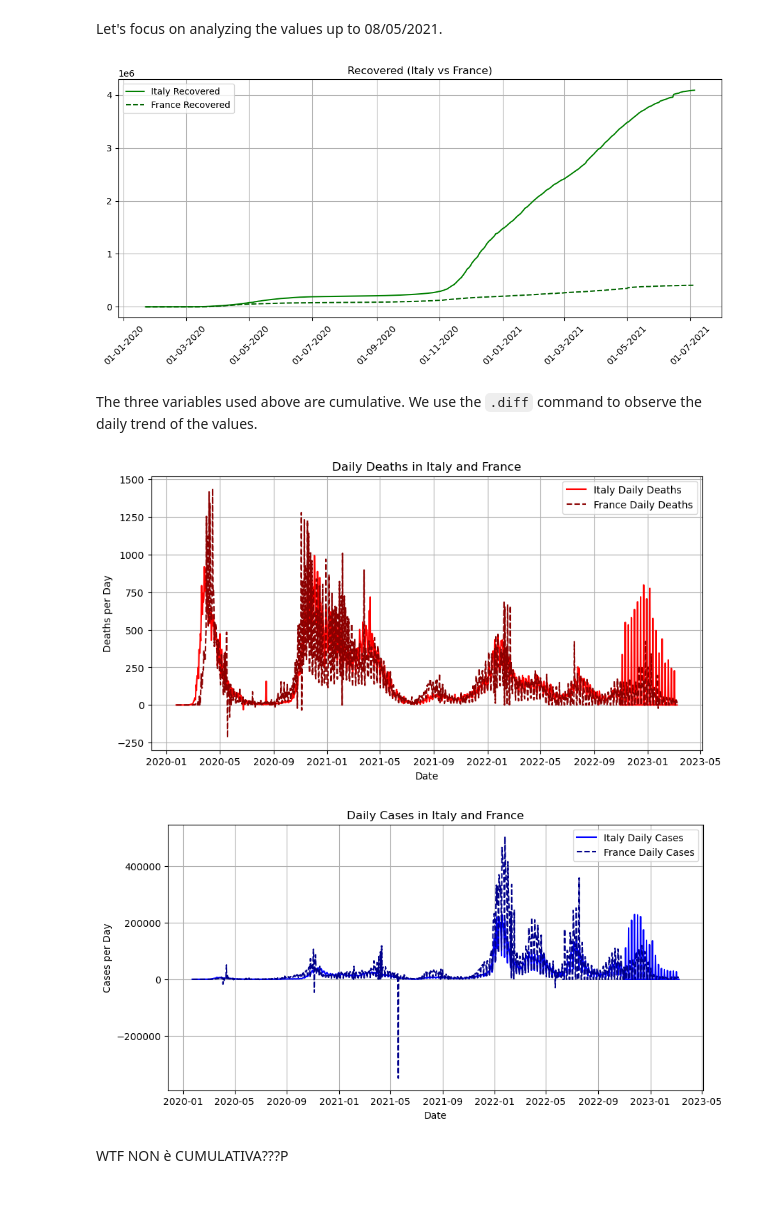
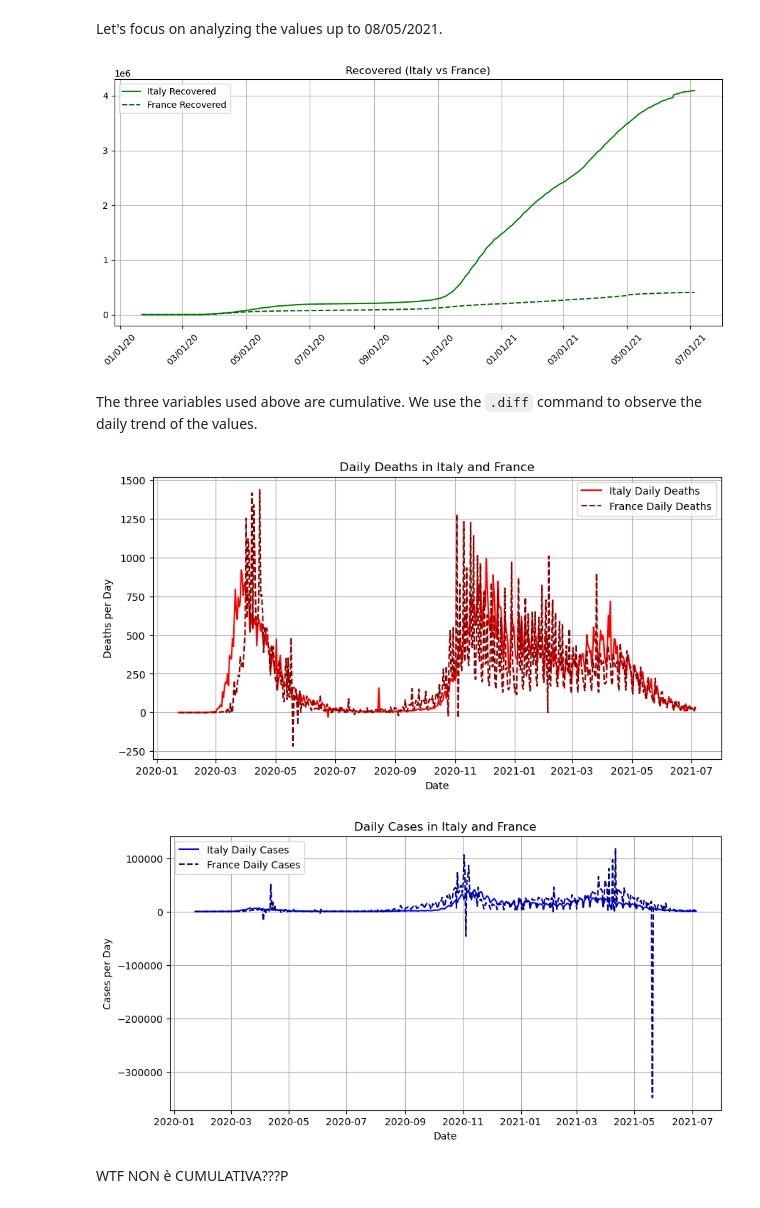
Before and after one commit to Gerva02/Python_for_data_science, a Jupyter notebook: Second.ipynb, the cells around one changed output. Cells and saved outputs as stored; diff of their text form; code cells hidden in the pictures.

```diff
--- a/Second.ipynb
+++ b/Second.ipynb
@@ -57,15 +57,15 @@ print(data_fr.index.duplicated().sum())
 # %% [markdown]
 By performing a general analysis of the dataset using the describe command, we encountered an issue. Specifically, for the "recovered" variable in both France and Italy, the median is significantly different from the mean. In particular, the value of zero for a cumulative variable—such as the number of recovered individuals—does not make logical sense. Further investigation of the dataset revealed the presence of null values. After 08/05/2021, the recovered data for both countries consist only of zeros.
 # %%
-data_fr.index = pd.to_datetime(data_fr.index, format="%d-%m-%Y")
-data_it.index = pd.to_datetime(data_it.index, format="%d-%m-%Y")
+data_fr.index = pd.to_datetime(data_fr.index, format="%m/%d/%y")
+data_it.index = pd.to_datetime(data_it.index, format="%m/%d/%y")
 
 # Creare il grafico per i dati di Italia e Francia
 fig, axes = plt.subplots(3, 1, figsize=(10, 8), sharex=True)
 
 # Formattazione dell'asse x
 date_locator = AutoDateLocator()
-date_formatter = DateFormatter("%d-%m-%Y")
+date_formatter = DateFormatter("%m/%d/%y")
 
 # Dati di decessi (Italia vs Francia)
 axes[0].plot(data_it.index, data_it["deaths"], label="Italy Deaths", color="red")
@@ -128,32 +128,36 @@ plt.xticks(rotation=45)  # Ruota le etichette dell'asse x per renderle leggibili
 plt.tight_layout()
 plt.show()
 # %% [output]
-[figure, old version]
+[figure, new version]
 # %% [markdown]
 The three variables used above are cumulative. We use the `.diff` command to observe the daily trend of the values.
 # %%
-data_it["daily_deaths"] = data_it["deaths"].diff()
-data_fr["daily_deaths"] = data_fr["deaths"].diff()
+data_it_cut = data_it_cut.copy()
+data_fr_cut = data_fr_cut.copy()
+data_it_cut["daily_deaths"] = data_it_cut["deaths"].diff()
+data_fr_cut["daily_deaths"] = data_fr_cut["deaths"].diff()
 
 plt.figure(figsize=(10, 5))
-plt.plot(data_it.index, data_it["daily_deaths"], label="Italy Daily Deaths", color="red")
-plt.plot(data_fr.index, data_fr["daily_deaths"], label="France Daily Deaths", color="darkred", linestyle="dashed")
+plt.plot(data_it_cut.index, data_it_cut["daily_deaths"], label="Italy Daily Deaths", color="red")
+plt.plot(data_fr_cut.index, data_fr_cut["daily_deaths"], label="France Daily Deaths", color="darkred", linestyle="dashed")
 
 plt.title("Daily Deaths in Italy and France")
 plt.xlabel("Date")
 plt.ylabel("Deaths per Day")
 plt.legend()
 plt.grid()
 plt.show()
 # %% [output]
-[figure, old version]
+[figure, new version]
 # %%
-data_it["daily_cases"] = data_it["cases"].diff()
-data_fr["daily_cases"] = data_fr["cases"].diff()
+data_it_cut = data_it_cut.copy()
+data_fr_cut = data_fr_cut.copy()
+data_it_cut["daily_cases"] = data_it_cut["cases"].diff()
+data_fr_cut["daily_cases"] = data_fr_cut["cases"].diff()
 
 plt.figure(figsize=(10, 5))
-plt.plot(data_it.index, data_it["daily_cases"], label="Italy Daily Cases", color="blue")
-plt.plot(data_fr.index, data_fr["daily_cases"], label="France Daily Cases", color="darkblue", linestyle="dashed")
+plt.plot(data_it_cut.index, data_it_cut["daily_cases"], label="Italy Daily Cases", color="blue")
+plt.plot(data_fr_cut.index, data_fr_cut["daily_cases"], label="France Daily Cases", color="darkblue", linestyle="dashed")
 
 plt.title("Daily Cases in Italy and France")
 plt.xlabel("Date")
@@ -162,7 +166,7 @@ plt.legend()
 plt.grid()
 plt.show()
 # %% [output]
-[figure, old version]
+[figure, new version]
 # %% [markdown]
 WTF NON è CUMULATIVA???P
 # %%
```
Also changed, not shown: parts of 8 cells of this notebook.
